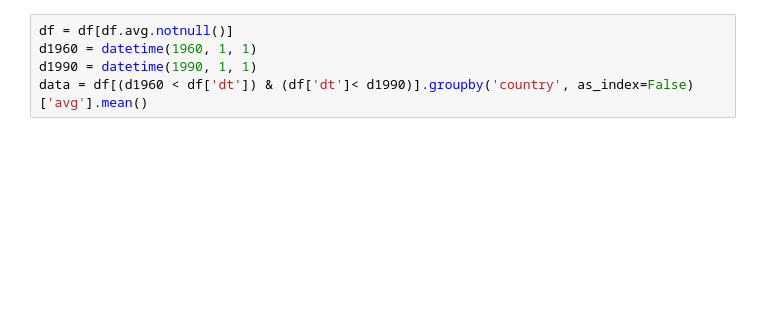
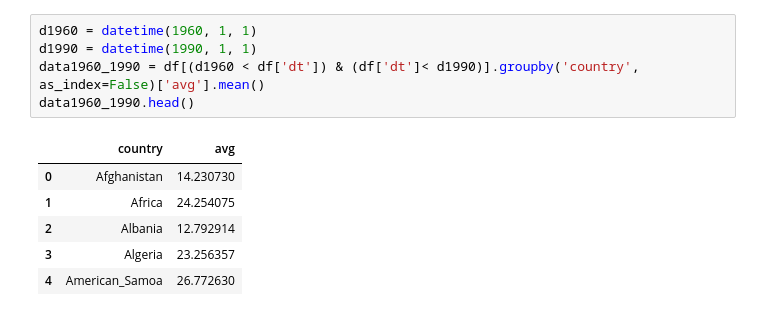
Before and after one commit to smcsicardi/metnum-tp3, a Jupyter notebook: Mapas.ipynb, the cells around one changed output. Saved outputs shown, nothing was run; the diff lists cells and outputs as text; blank space fills up the shorter version.

```diff
--- a/Mapas.ipynb
+++ b/Mapas.ipynb
@@ -25,5 +31,12 @@ df.head()
 # %%
-df = df[df.avg.notnull()]
 d1960 = datetime(1960, 1, 1)
 d1990 = datetime(1990, 1, 1)
-data = df[(d1960 < df['dt']) & (df['dt']< d1990)].groupby('country', as_index=False)['avg'].mean()
+data1960_1990 = df[(d1960 < df['dt']) & (df['dt']< d1990)].groupby('country', as_index=False)['avg'].mean()
+data1960_1990.head()
+# %% [output]
+|  | country | avg |
+| 0 | Afghanistan | 14.230730 |
+| 1 | Africa | 24.254075 |
+| 2 | Albania | 12.792914 |
+| 3 | Algeria | 23.256357 |
+| 4 | American_Samoa | 26.772630 |
```
Also changed, not shown: parts of 5 cells of this notebook, 2 other files.
